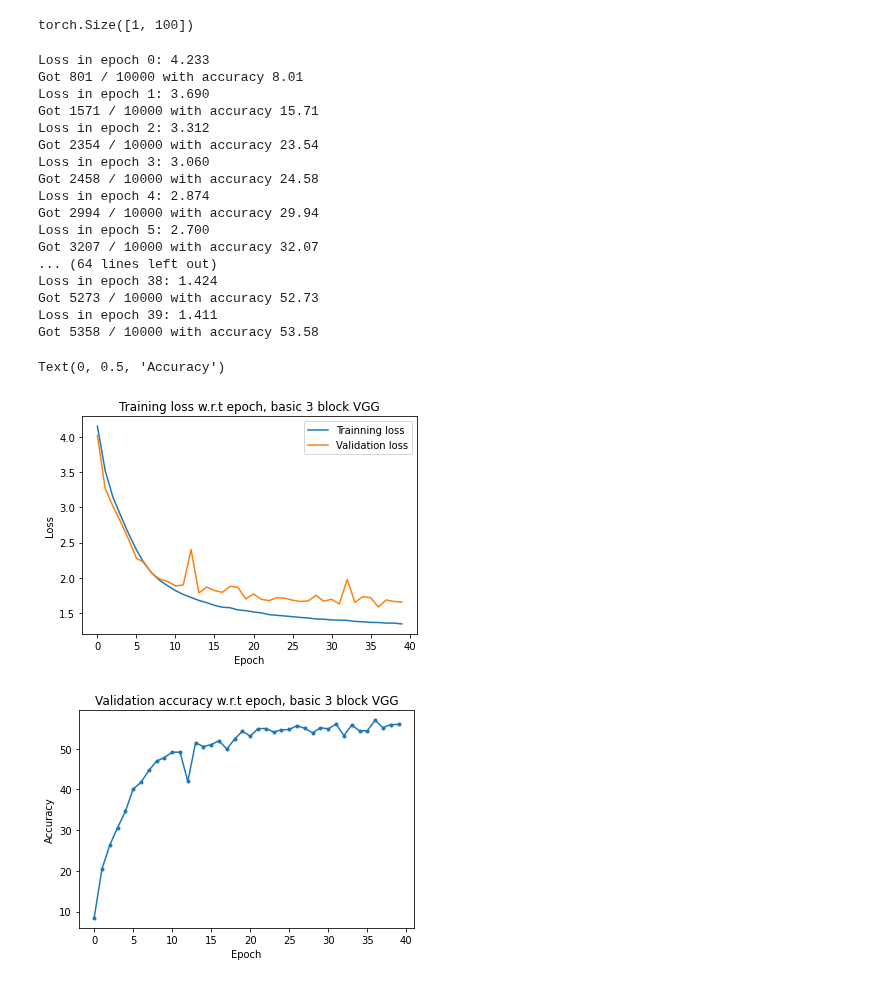
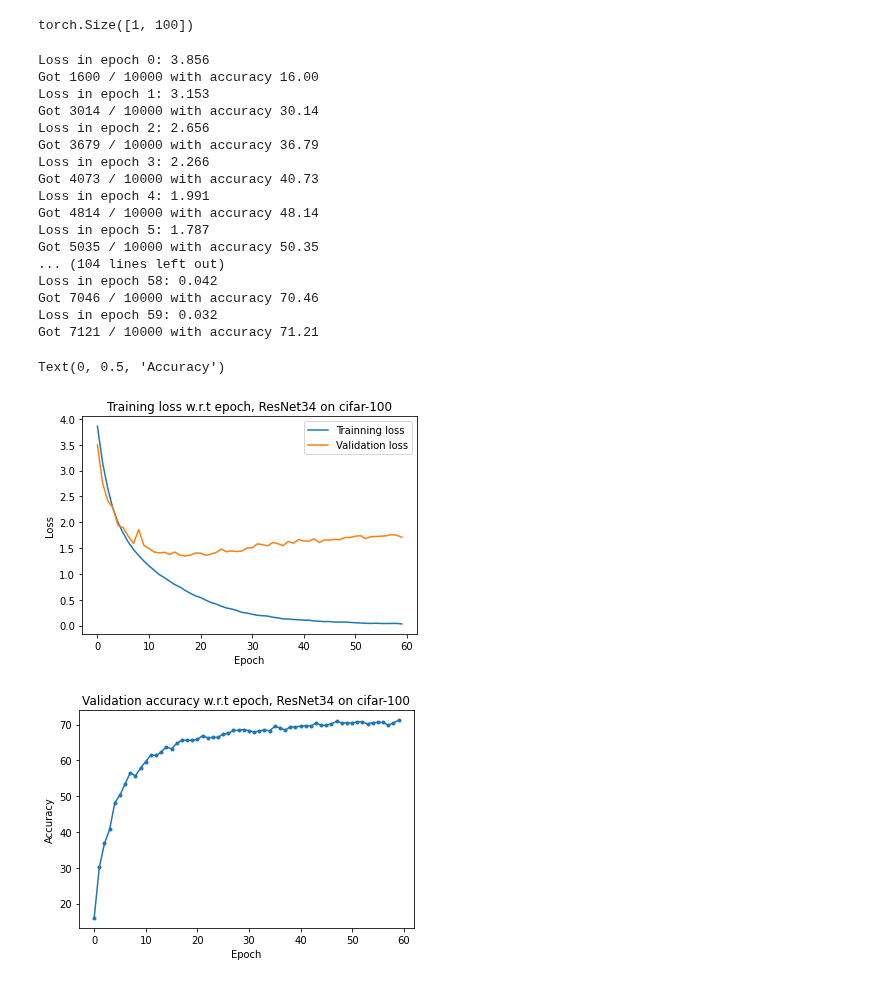
Before and after one commit to PunnawatSiri/gcp_Deep-learning, a Jupyter notebook: resnet100_34.ipynb, the cells around one changed output. Saved outputs shown, nothing was run; the diff lists cells and outputs as text; code cells hidden in the pictures.

```diff
--- a/resnet100_34.ipynb
+++ b/resnet100_34.ipynb
@@ -38,14 +38,14 @@ torch.manual_seed(43)
 trainset = torchvision.datasets.CIFAR100(root='./data', train=True,
                                         download=True, transform=transform_train)
 train_dl = torch.utils.data.DataLoader(trainset, batch_size=batch_size,
-                                            shuffle=True, num_workers=4,
+                                            shuffle=True, num_workers=2,
                                             prefetch_factor = 2,
                                             pin_memory = True)
 
 testset = torchvision.datasets.CIFAR100(root='./data', train=False,
                                        download=True, transform=transform_test)
 test_dl = torch.utils.data.DataLoader(testset, batch_size=batch_size,
-                                             shuffle=False, num_workers=4,
+                                             shuffle=False, num_workers=2,
                                              prefetch_factor = 2,
                                             pin_memory = True)
 
@@ -170,7 +169,7 @@ def ResNet152():
 is_cuda=torch.cuda.is_available()
 device=torch.device("cuda" if is_cuda else "cpu")
 print(device)
-model = ResNet18().to(device)
+model = ResNet34().to(device)
 # %% [output]
 cuda
 # %%
@@ -184,13 +183,14 @@ torch.Size([1, 100])
 # %%
 # Loss and optimizer
 criterion = nn.CrossEntropyLoss()
-optimizer = torch.optim.Adam(model.parameters(),weight_decay=1e-5, lr=0.01)
+optimizer = torch.optim.SGD(model.parameters(),lr=0.1,momentum=0.9)
+scheduler=torch.optim.lr_scheduler.OneCycleLR(optimizer, max_lr=0.1, steps_per_epoch=len(train_dl), epochs=60)
 # %%
 oss_store_train =[]
 loss_store_val = []
 loss_store_train = []
 acc_store=[]
-epoches=40
+epoches=60
 xaxis=np.arange(0,epoches)
 
 for epoch in range(epoches): #I decided to train the model for 50 epochs
@@ -205,8 +205,8 @@ for epoch in range(epoches): #I decided to train the model for 50 epochs
         loss = criterion(score,targets)
         loss.backward()
         optimizer.step()
-        #scheduler.step()
         loss_ep += loss.item()
+
     print(f"Loss in epoch {epoch}: {loss_ep/len(train_dl):.3f}")
     loss_store_train.append(loss_ep/len(train_dl))
 
@@ -231,22 +231,23 @@ for epoch in range(epoches): #I decided to train the model for 50 epochs
         )
         acc_store.append(float(num_correct) / float(num_samples) * 100)
     loss_store_val.append(valid_loss/len(test_dl))
+    scheduler.step()
 # %% [output]
-Loss in epoch 0: 4.233
-Got 801 / 10000 with accuracy 8.01
-Loss in epoch 1: 3.690
-Got 1571 / 10000 with accuracy 15.71
-Loss in epoch 2: 3.312
-Got 2354 / 10000 with accuracy 23.54
-Loss in epoch 3: 3.060
-Got 2458 / 10000 with accuracy 24.58
-Loss in epoch 4: 2.874
-Got 2994 / 10000 with accuracy 29.94
-Loss in epoch 5: 2.700
-Got 3207 / 10000 with accuracy 32.07
-... (64 lines left out)
-Loss in epoch 38: 1.424
-Got 5273 / 10000 with accuracy 52.73
-Loss in epoch 39: 1.411
-Got 5358 / 10000 with accuracy 53.58
+Loss in epoch 0: 3.856
+Got 1600 / 10000 with accuracy 16.00
+Loss in epoch 1: 3.153
+Got 3014 / 10000 with accuracy 30.14
+Loss in epoch 2: 2.656
+Got 3679 / 10000 with accuracy 36.79
+Loss in epoch 3: 2.266
+Got 4073 / 10000 with accuracy 40.73
+Loss in epoch 4: 1.991
+Got 4814 / 10000 with accuracy 48.14
+Loss in epoch 5: 1.787
+Got 5035 / 10000 with accuracy 50.35
+... (104 lines left out)
+Loss in epoch 58: 0.042
+Got 7046 / 10000 with accuracy 70.46
+Loss in epoch 59: 0.032
+Got 7121 / 10000 with accuracy 71.21
 # %%
@@ -255,17 +256,17 @@ torch.save(model.state_dict(), PATH)
 # %%
 plt.figure(1)
 plt.plot(loss_store_train,label = 'Trainning loss')
 plt.plot(loss_store_val, label = 'Validation loss')
 plt.legend()
 plt.xlabel('Epoch')
 plt.ylabel('Loss')
-plt.title('Training loss w.r.t epoch, basic 3 block VGG')
+plt.title('Training loss w.r.t epoch, ResNet34 on cifar-100')
 plt.figure(2)
 plt.plot(acc_store,marker='.')
-plt.title('Validation accuracy w.r.t epoch, basic 3 block VGG')
+plt.title('Validation accuracy w.r.t epoch, ResNet34 on cifar-100')
 plt.xlabel('Epoch')
 plt.ylabel('Accuracy')
 # %% [output]
 Text(0, 0.5, 'Accuracy')
-[figure, old version]
+[figure, new version]
-[figure, old version]
+[figure, new version]
```
Also changed, not shown: parts of 2 cells of this notebook, 1 other file.
